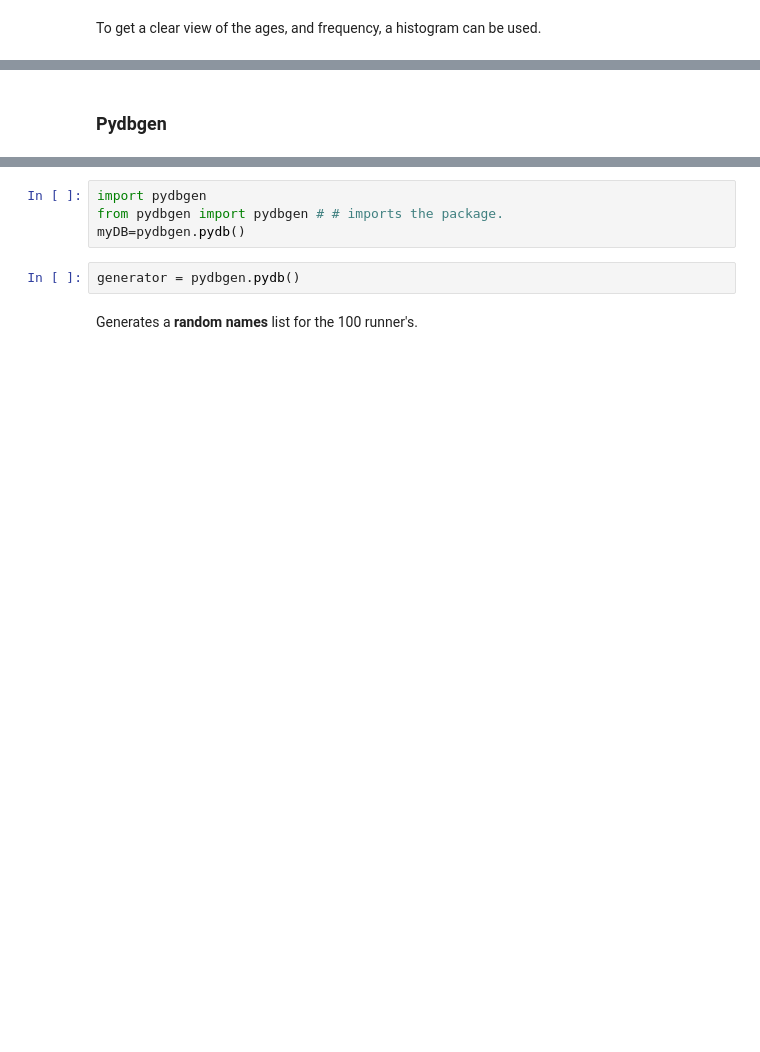
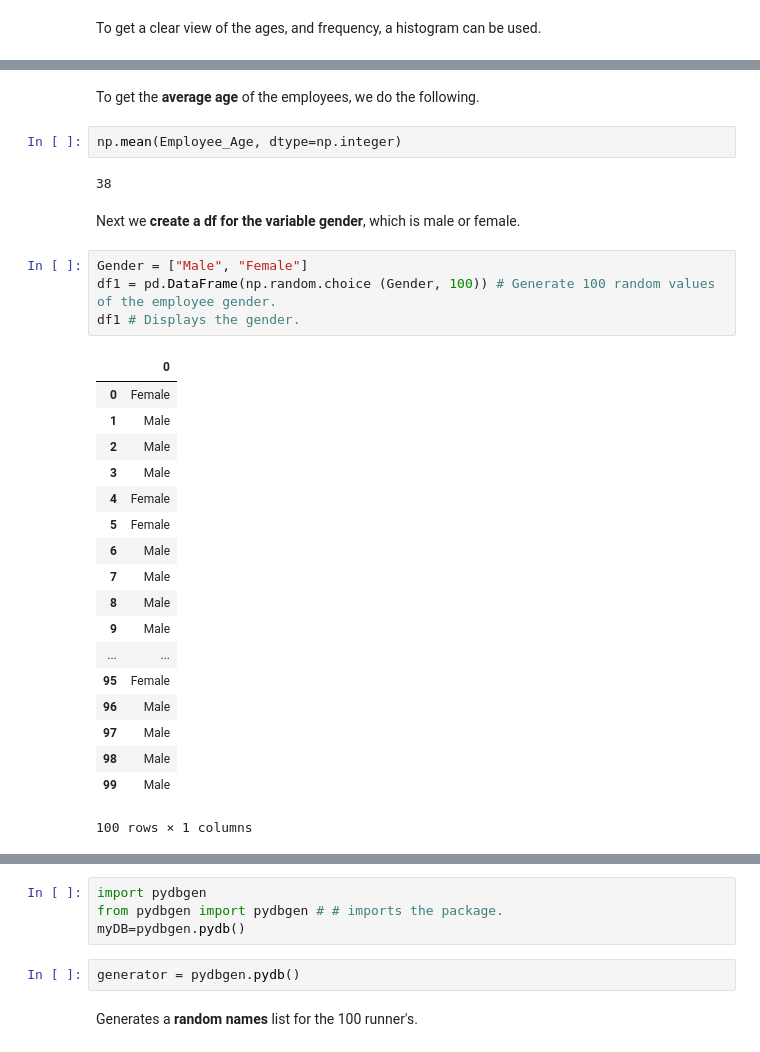
Before and after one commit to daithimarkham/Programming-for-Data-Analysis-Project-2019, a Jupyter notebook: Programming for Data Analysis Project 2019.ipynb, the cells around one changed output, grey strips where cells are left out. Saved outputs shown, nothing was run; the diff lists cells and outputs as text; blank space fills up the shorter version.

```diff
--- a/Programming for Data Analysis Project 2019.ipynb
+++ b/Programming for Data Analysis Project 2019.ipynb
@@ -104,2 +115,31 @@ plt.show() # Displays the plot.
-# %% [markdown]
-### Pydbgen
+# %% [markdown]
+To get the **average age** of the employees, we do the following.
+# %%
+np.mean(Employee_Age, dtype=np.integer)
+# %% [output]
+38
+# %% [markdown]
+Next we **create a df for the variable gender**, which is male or female.
+# %%
+Gender = ["Male", "Female"]
+df1 = pd.DataFrame(np.random.choice (Gender, 100)) # Generate 100 random values of the employee gender.
+df1 # Displays the gender.
+# %% [output]
+|  | 0 |
+| 0 | Female |
+| 1 | Male |
+| 2 | Male |
+| 3 | Male |
+| 4 | Female |
+| 5 | Female |
+| 6 | Male |
+| 7 | Male |
+| 8 | Male |
+| 9 | Male |
+| ... | ... |
+| 95 | Female |
+| 96 | Male |
+| 97 | Male |
+| 98 | Male |
+| 99 | Male |
+100 rows × 1 columns
```
Also changed, not shown: parts of 11 cells of this notebook.
